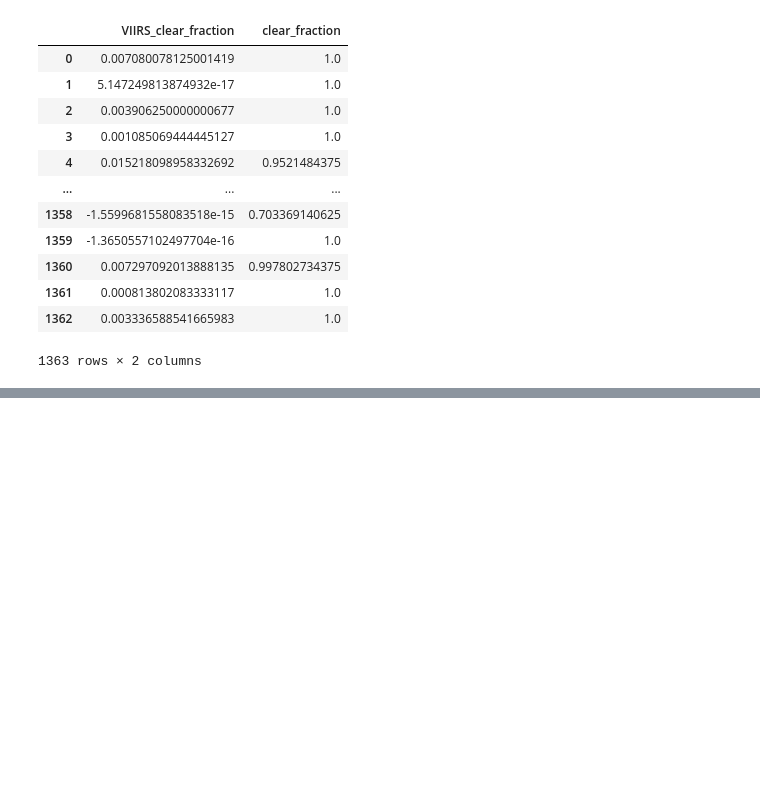
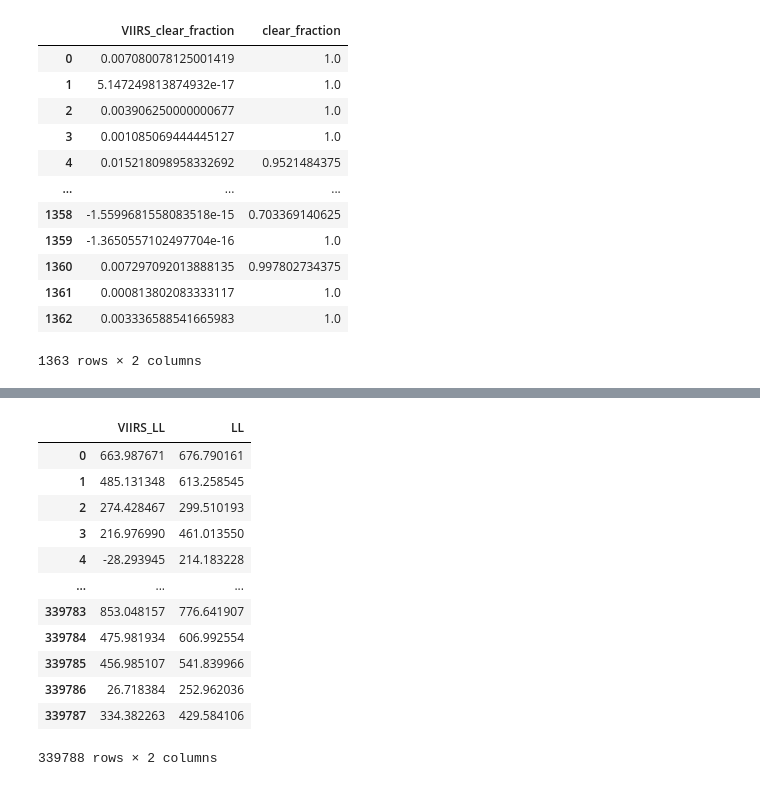
Before and after one commit to AI-for-Ocean-Science/ulmo, a Jupyter notebook: ulmo/sst_l3s/examining_extraction_tbls.ipynb, the cells around one changed output, grey strips where cells are left out. Saved outputs shown, nothing was run; the diff lists cells and outputs as text; code cells hidden in the pictures; blank space fills up the shorter version.

```diff
--- a/ulmo/sst_l3s/examining_extraction_tbls.ipynb
+++ b/ulmo/sst_l3s/examining_extraction_tbls.ipynb
@@ -576,0 +625,16 @@ df[['VIIRS_clear_fraction', 'clear_fraction']]
+# %%
+l3s_2020[['VIIRS_LL', "LL"]]
+# %% [output]
+|  | VIIRS_LL | LL |
+| 0 | 663.987671 | 676.790161 |
+| 1 | 485.131348 | 613.258545 |
+| 2 | 274.428467 | 299.510193 |
+| 3 | 216.976990 | 461.013550 |
+| 4 | -28.293945 | 214.183228 |
+| ... | ... | ... |
+| 339783 | 853.048157 | 776.641907 |
+| 339784 | 475.981934 | 606.992554 |
+| 339785 | 456.985107 | 541.839966 |
+| 339786 | 26.718384 | 252.962036 |
+| 339787 | 334.382263 | 429.584106 |
+339788 rows × 2 columns
```
Also changed, not shown: parts of 8 cells of this notebook.
